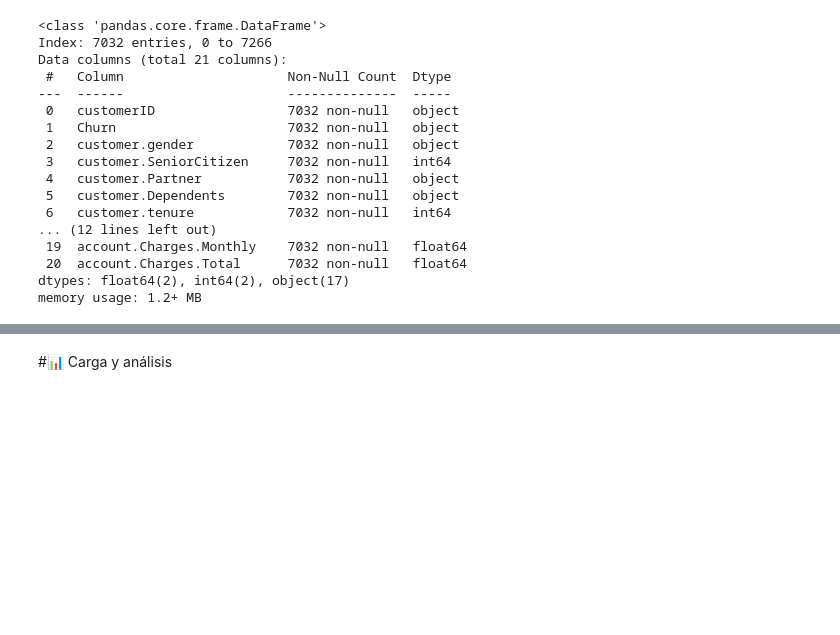
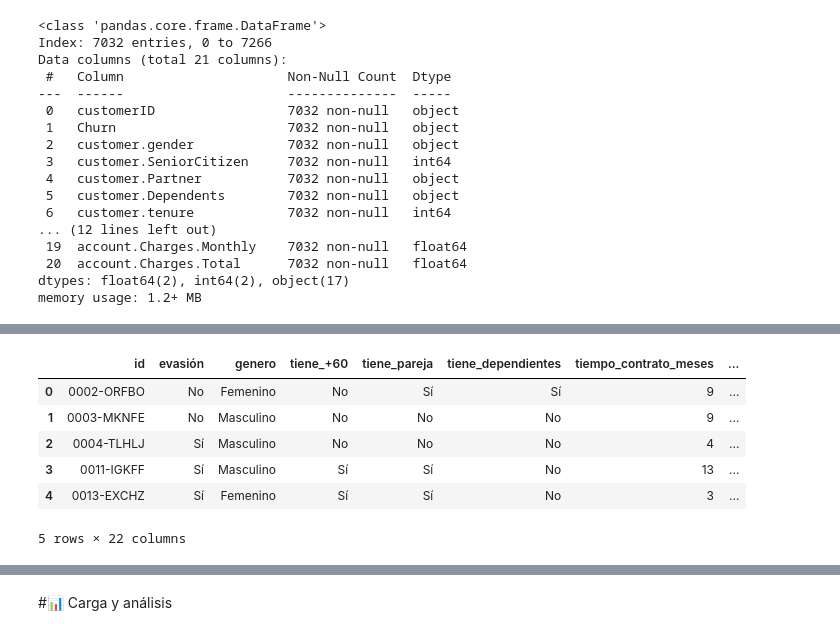
Before and after one commit to Anel-7/challenge-TelecomX-analisis-de-evasion-de-clientes, a Jupyter notebook: TelecomX.ipynb, the cells around one changed output, grey strips where cells are left out. Cells and saved outputs as stored; diff of their text form; code cells hidden in the pictures; blank space fills up the shorter version.

```diff
--- a/TelecomX.ipynb
+++ b/TelecomX.ipynb
@@ -283,0 +354,16 @@ memory usage: 1.2+ MB
+# %%
+datos_df = datos_df.replace({'Female': 'Femenino', 'Male': 'Masculino',
+                             'One year': 'Anual', 'Month-to-month': 'Mensual', 'Two year': 'Bienal',
+                             'Mailed check': 'Cheque enviado por correo',
+                             'Electronic check': 'Cheque electrónico',
+                             'Credit card (automatic)': 'Tarjeta de crédito (automático)',
+                             'Bank transfer (automatic)': 'Transferencia bancaria (automática)'})
+datos_df.head()
+# %% [output]
+|  | id | evasión | genero | tiene_+60 | tiene_pareja | tiene_dependientes | tiempo_contrato_meses | ... |
+| 0 | 0002-ORFBO | No | Femenino | No | Sí | Sí | 9 | ... |
+| 1 | 0003-MKNFE | No | Masculino | No | No | No | 9 | ... |
+| 2 | 0004-TLHLJ | Sí | Masculino | No | No | No | 4 | ... |
+| 3 | 0011-IGKFF | Sí | Masculino | Sí | Sí | No | 13 | ... |
+| 4 | 0013-EXCHZ | Sí | Femenino | Sí | Sí | No | 3 | ... |
+5 rows × 22 columns
```
Also changed, not shown: parts of 15 cells of this notebook.
